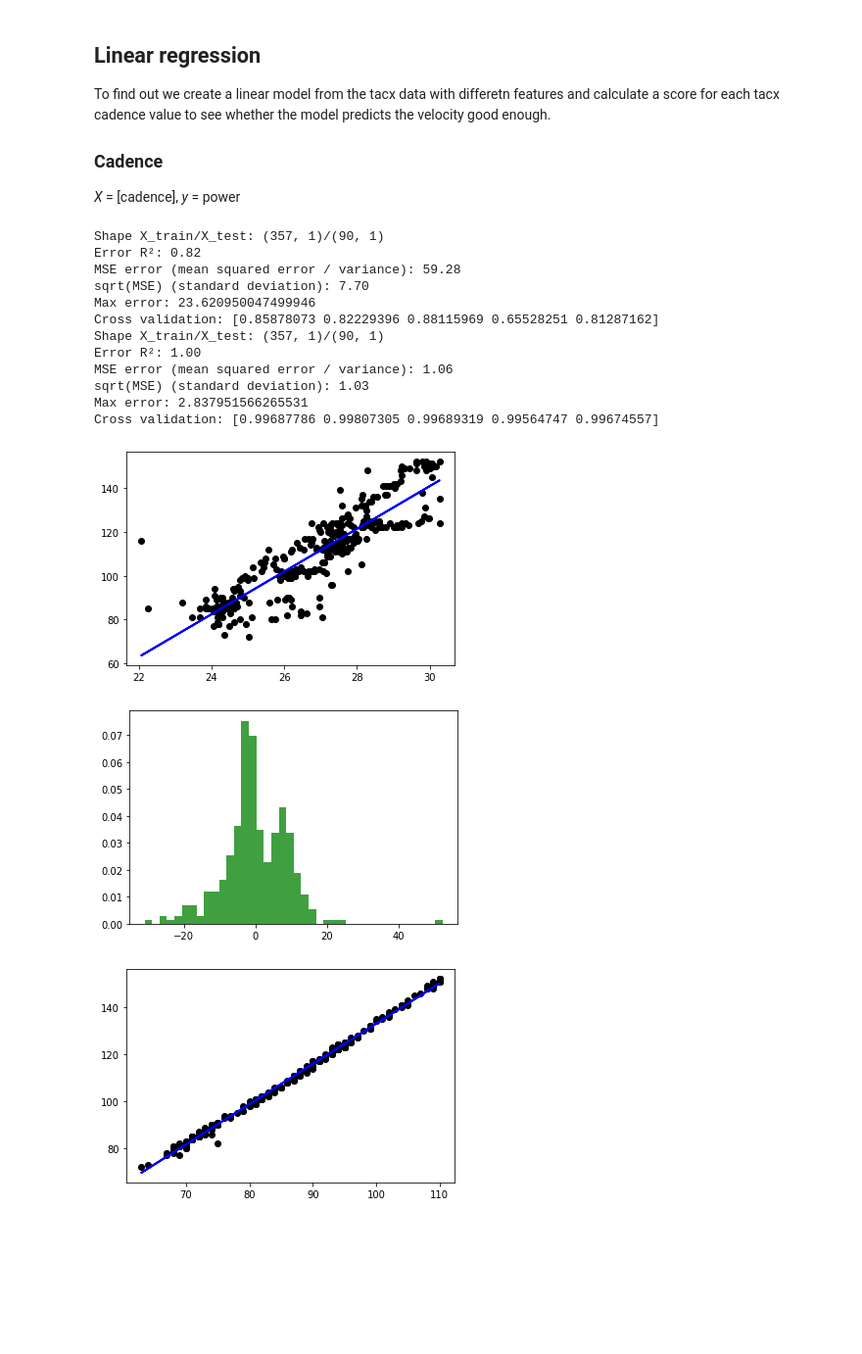
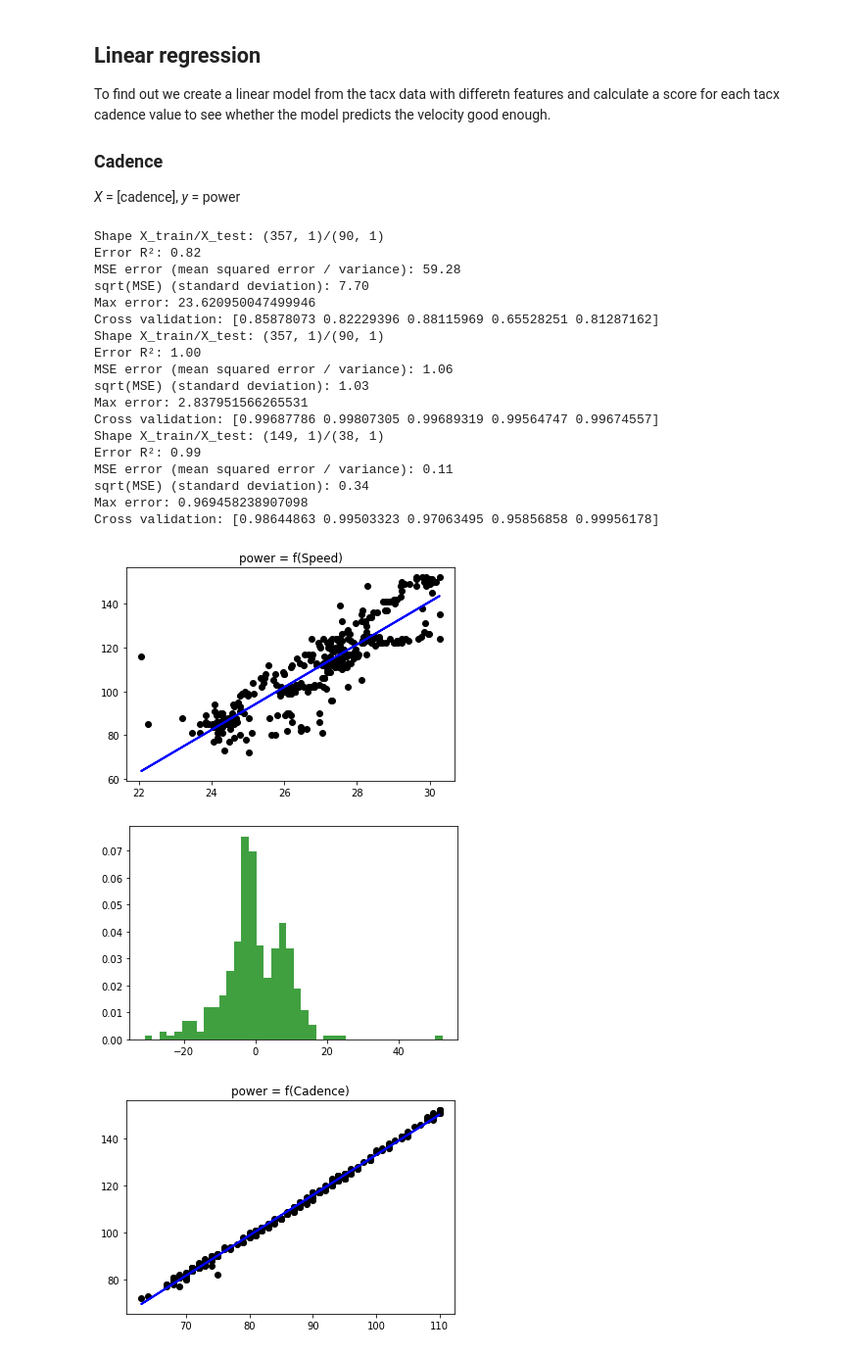
Before and after one commit to bruennijs/indoor-virtual-power-prediction, a Jupyter notebook: tacx.ipynb, the cells around one changed output. Shown: that part at 98% size. Saved outputs shown, nothing was run; the diff lists cells and outputs as text; code cells hidden in the pictures; blank space fills up the shorter version.

Commit message:
Plot diagrams

```diff
--- a/tacx.ipynb
+++ b/tacx.ipynb
@@ -22,6 +22,7 @@ tcx_tacx_gear20: Tcx = Tcx.read_tcx(file_path='test/tcx/tacx-activity_6225123072
 
 # generate test data
 dts_tacx: TrainDataSet = TrainDataSet(tcx_tacx)
+dts_app: TrainDataSet = TrainDataSet(tcx_app)
 
 def print_stats(df: pd.DataFrame):
 
@@ -58,6 +59,7 @@ To find out we create a linear model from the tacx data with differetn features
 _X_ = [cadence], _y_ = power
 # %%
 from math import sqrt
+from functools import reduce
 
 from sklearn.linear_model import LinearRegression
 from sklearn.model_selection import train_test_split, cross_val_score
@@ -88,46 +90,59 @@ def validate_lin_reg(X_train: pd.DataFrame, y_train: pd.Series,
     print("Cross validation: {}".format(scores))
     return alg
 
-def plot(estimator: LinearModel, X_train: pd.DataFrame, y_train: pd.Series) -> None:
+def plot(estimator: LinearModel, X_train: pd.DataFrame, y_train: pd.Series, y_label: str = "unknown") -> None:
     # Plot X_train -> y_train
     y_predicted = estimator.predict(X_train)
     plt.scatter(X_train, y_train,  color='black')
     plt.plot(X_train, y_predicted, color='blue', linewidth=2)
+    plt.title("{} = f({})".format(y_label, reduce(lambda l, r: "{}, {}".format(l, r), X_train.columns)))
     plt.xticks()
     plt.yticks()
     plt.show()
 
     # Plot histogram of absolute error of |y_test - y_predicted|
     plt.hist(y_train - y_predicted, 40, density=True, facecolor='g', alpha=0.75)
     plt.show()
     plt.close()
 
 
 # === Speed -> Power ===
 X, y = dts_tacx.speed_to_power()
 X_train, X_test, y_train, y_test = train_test_split(X, y, train_size=0.8, random_state=7)
 estimator: LinearModel = validate_lin_reg(X_train, y_train, X_test, y_test)
-plot(estimator, X_train, y_train)
+plot(estimator, X_train, y_train, "power")
 
 # === Cadence -> Power ===
 X, y = dts_tacx.cadence_to_power()
 X_train, X_test, y_train, y_test = train_test_split(X, y, train_size=0.8, random_state=7)
 estimator: LinearModel = validate_lin_reg(X_train, y_train, X_test, y_test)
-plot(estimator, X_train, y_train)
+plot(estimator, X_train, y_train, "power")
+
+# === Cadence -> speed ===
+X, y = dts_app.cadence_to_speed()
+X_train, X_test, y_train, y_test = train_test_split(X, y, train_size=0.8, random_state=7)
+estimator: LinearModel = validate_lin_reg(X_train, y_train, X_test, y_test)
+plot(estimator, X_train, y_train, "speed")
 # %% [output]
 Shape X_train/X_test: (357, 1)/(90, 1)
 Error R²: 0.82
 MSE error (mean squared error / variance): 59.28
 sqrt(MSE) (standard deviation): 7.70
 Max error: 23.620950047499946
 Cross validation: [0.85878073 0.82229396 0.88115969 0.65528251 0.81287162]
 Shape X_train/X_test: (357, 1)/(90, 1)
 Error R²: 1.00
 MSE error (mean squared error / variance): 1.06
 sqrt(MSE) (standard deviation): 1.03
 Max error: 2.837951566265531
 Cross validation: [0.99687786 0.99807305 0.99689319 0.99564747 0.99674557]
+Shape X_train/X_test: (149, 1)/(38, 1)
+Error R²: 0.99
+MSE error (mean squared error / variance): 0.11
+sqrt(MSE) (standard deviation): 0.34
+Max error: 0.969458238907098
+Cross validation: [0.98644863 0.99503323 0.97063495 0.95856858 0.99956178]
-[figure, old version]
+[figure, new version]
 [figure]
-[figure, old version]
+[figure, new version]
 [figure]
```
Also changed, not shown: parts of 1 cell of this notebook, 1 other file.
